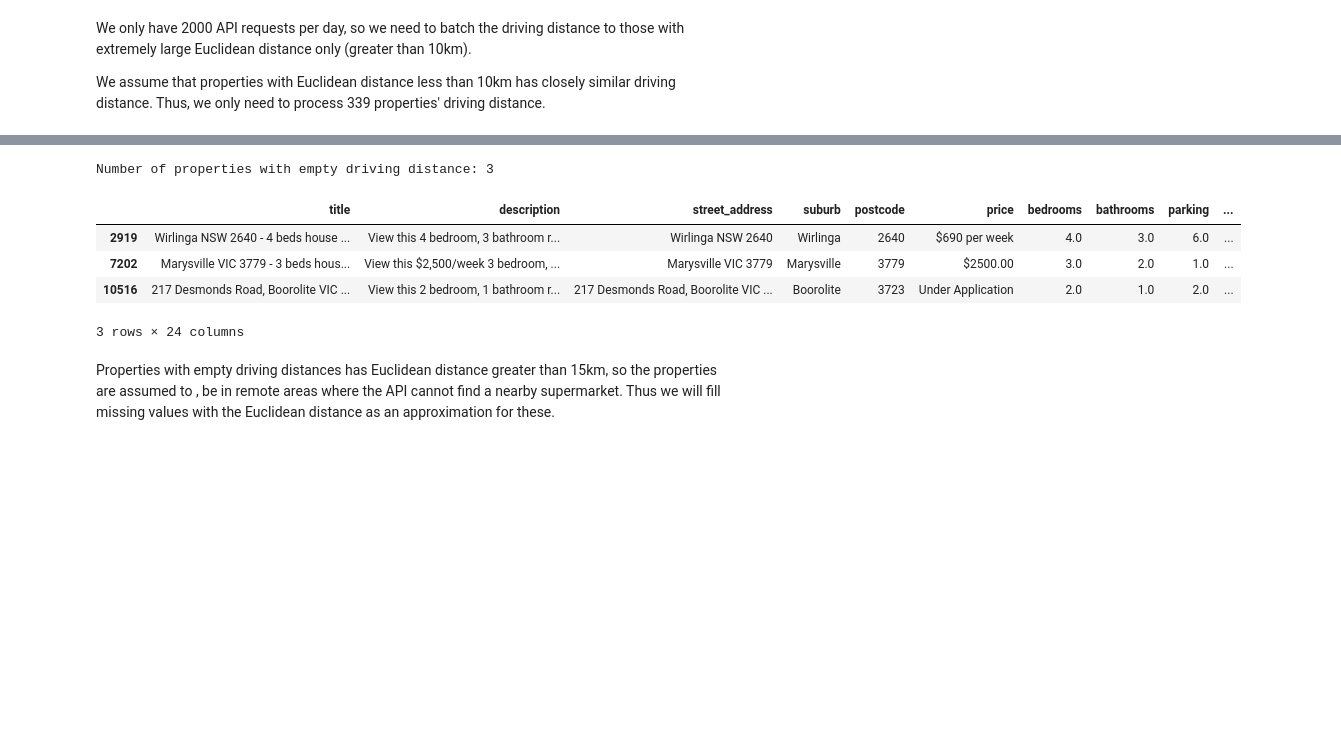
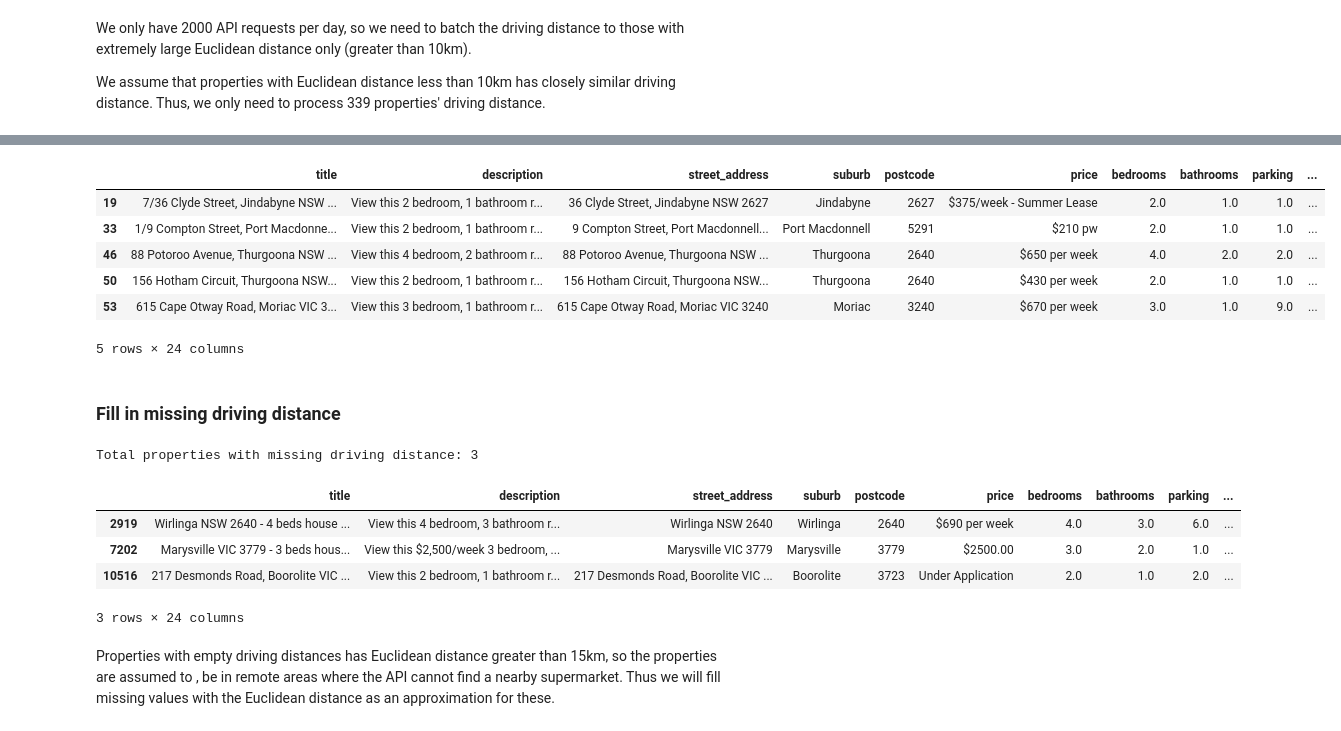
Before and after one commit to MAST30034-AppliedDataScience/project-2-group-real-estate-hexosergeantchelelebratebonitz, a Jupyter notebook: notebooks/Michele/distance_to_supermarkets.ipynb, the cells around one changed output, grey strips where cells are left out. Saved outputs shown, nothing was run; the diff lists cells and outputs as text; code cells hidden in the pictures; blank space fills up the shorter version.

```diff
--- a/notebooks/Michele/distance_to_supermarkets.ipynb
+++ b/notebooks/Michele/distance_to_supermarkets.ipynb
@@ -166,33 +163,31 @@ We assume that properties with Euclidean distance less than 10km has closely sim
 # %%
-# Define a threshold for Euclidean distance (in meters)
-euclidean_distance_threshold = 10000
+# set threshold for Euclidean distance (in meters)
+euclidean_threshold = 10000
 
-# Assume that properties with small euclidean distance is similar to driving distance
-properties_gdf.loc[properties_gdf['distance_to_closest_supermarket'] <= euclidean_distance_threshold,
+# set driving distance equal to small euclidean distance
+properties_gdf.loc[properties_gdf['distance_to_closest_supermarket'] <= euclidean_threshold,
                    'driving_distance_to_closest_supermarket'] = properties_gdf['distance_to_closest_supermarket']
 
 
-# Now calculate driving distance only for properties with Euclidean distance greater than the threshold
-large_distance_properties = properties_gdf[properties_gdf['distance_to_closest_supermarket'] > euclidean_distance_threshold]
+# find driving distance for properties with large distance only
+large_distance_properties = properties_gdf[properties_gdf['distance_to_closest_supermarket'] > euclidean_threshold]
 
-# Process properties with large Euclidean distance only
+# find properties with large Euclidean distance only
 for idx, row in large_distance_properties.iterrows():
+    # retrieve coordinates for each supermarket and property
+    property_lon = row['geometry'].x
     property_lat = row['geometry'].y
-    property_lon = row['geometry'].x
+    supermarket_lon = row['closest_supermarket_geometry'].x
     supermarket_lat = row['closest_supermarket_geometry'].y
-    supermarket_lon = row['closest_supermarket_geometry'].x
 
-    # Calculate driving distance using the API
+    # driving distance using the API
     driving_distance = calculate_driving_distance(property_lat, property_lon, supermarket_lat, supermarket_lon, api_key)
 
-    # Store the result in the original dataframe
+    # store results for large driving distance
     properties_gdf.at[idx, 'driving_distance_to_closest_supermarket'] = driving_distance
 
     # Add delay to avoid exceeding the API request limit
     time.sleep(1.5)
-
-# Output the result
-properties_gdf.head()
 # %% [output]
 Error in response: {'error': {'code': 2010, 'message': 'Could not find routable point within a radius of 350.0 meters of specified coordinate 0: 147.0559844 -36.0480243.'}, 'info': {'engine': {'build_ ...
 Error in response: {'error': {'code': 2010, 'message': 'Could not find routable point within a radius of 350.0 meters of specified coordinate 0: 145.8182660 -37.5222245.'}, 'info': {'engine': {'build_ ...
@@ -243,12 +206,25 @@ properties_gdf['driving_distance_to_closest_supermarket'].max()
+# %%
+# check that euclidean distance is NOT equal to driving distance
+properties_gdf[properties_gdf['distance_to_closest_supermarket'] > 10000].head()
+# %% [output]
+|  | title | description | street_address | suburb | postcode | price | bedrooms | bathrooms | parking | ... |
+| 19 | 7/36 Clyde Street, Jindabyne NSW ... | View this 2 bedroom, 1 bathroom r... | 36 Clyde Street, Jindabyne NSW 2627 | Jindabyne | 2627 | $375/week - Summer Lease | 2.0 | 1.0 | 1.0 | ... |
+| 33 | 1/9 Compton Street, Port Macdonne... | View this 2 bedroom, 1 bathroom r... | 9 Compton Street, Port Macdonnell... | Port Macdonnell | 5291 | $210 pw | 2.0 | 1.0 | 1.0 | ... |
+| 46 | 88 Potoroo Avenue, Thurgoona NSW ... | View this 4 bedroom, 2 bathroom r... | 88 Potoroo Avenue, Thurgoona NSW ... | Thurgoona | 2640 | $650 per week | 4.0 | 2.0 | 2.0 | ... |
+| 50 | 156 Hotham Circuit, Thurgoona NSW... | View this 2 bedroom, 1 bathroom r... | 156 Hotham Circuit, Thurgoona NSW... | Thurgoona | 2640 | $430 per week | 2.0 | 1.0 | 1.0 | ... |
+| 53 | 615 Cape Otway Road, Moriac VIC 3... | View this 3 bedroom, 1 bathroom r... | 615 Cape Otway Road, Moriac VIC 3240 | Moriac | 3240 | $670 per week | 3.0 | 1.0 | 9.0 | ... |
+5 rows × 24 columns
+# %% [markdown]
+### Fill in missing driving distance
 # %%
 # Check for rows where 'driving_distance_to_closest_supermarket' is NaN
 empty_distance_rows = properties_gdf[properties_gdf['driving_distance_to_closest_supermarket'].isna()]
 
 # Print the number of rows where driving distance is empty
-print(f"Number of properties with empty driving distance: {len(empty_distance_rows)}")
+print(f"Total properties with missing driving distance: {len(empty_distance_rows)}")
 empty_distance_rows
 # %% [output]
-Number of properties with empty driving distance: 3
+Total properties with missing driving distance: 3
 |  | title | description | street_address | suburb | postcode | price | bedrooms | bathrooms | parking | ... |
 | 2919 | Wirlinga NSW 2640 - 4 beds house ... | View this 4 bedroom, 3 bathroom r... | Wirlinga NSW 2640 | Wirlinga | 2640 | $690 per week | 4.0 | 3.0 | 6.0 | ... |
 | 7202 | Marysville VIC 3779 - 3 beds hous... | View this $2,500/week 3 bedroom, ... | Marysville VIC 3779 | Marysville | 3779 | $2500.00 | 3.0 | 2.0 | 1.0 | ... |
```
Also changed, not shown: parts of 15 cells of this notebook.
